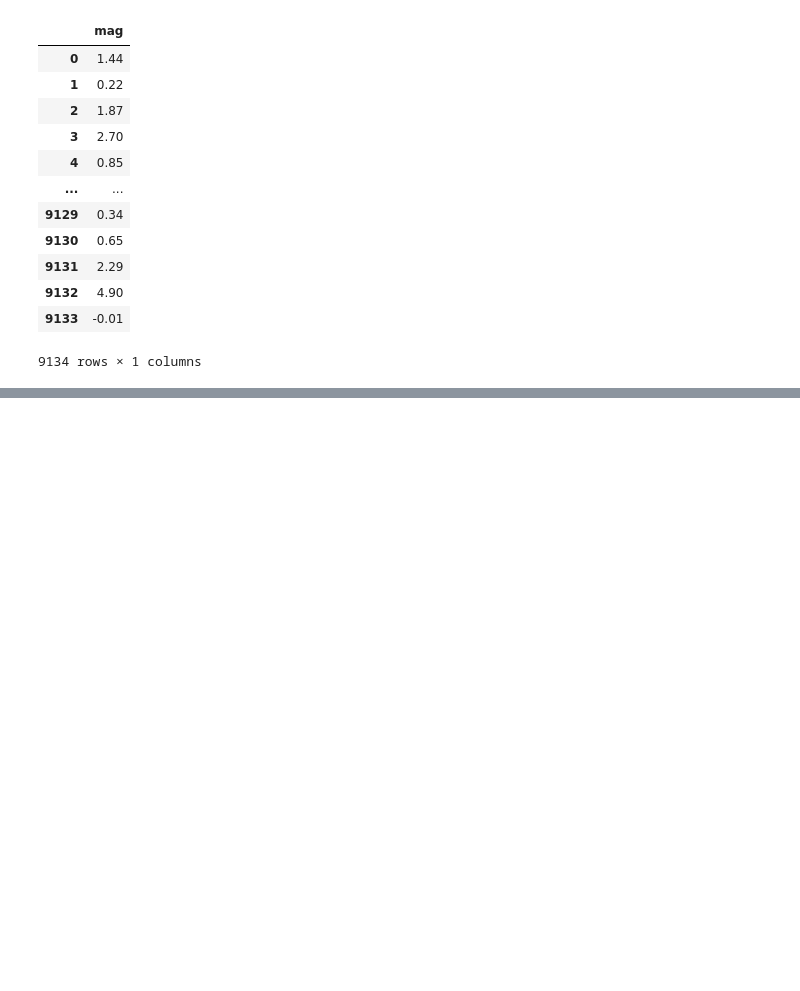
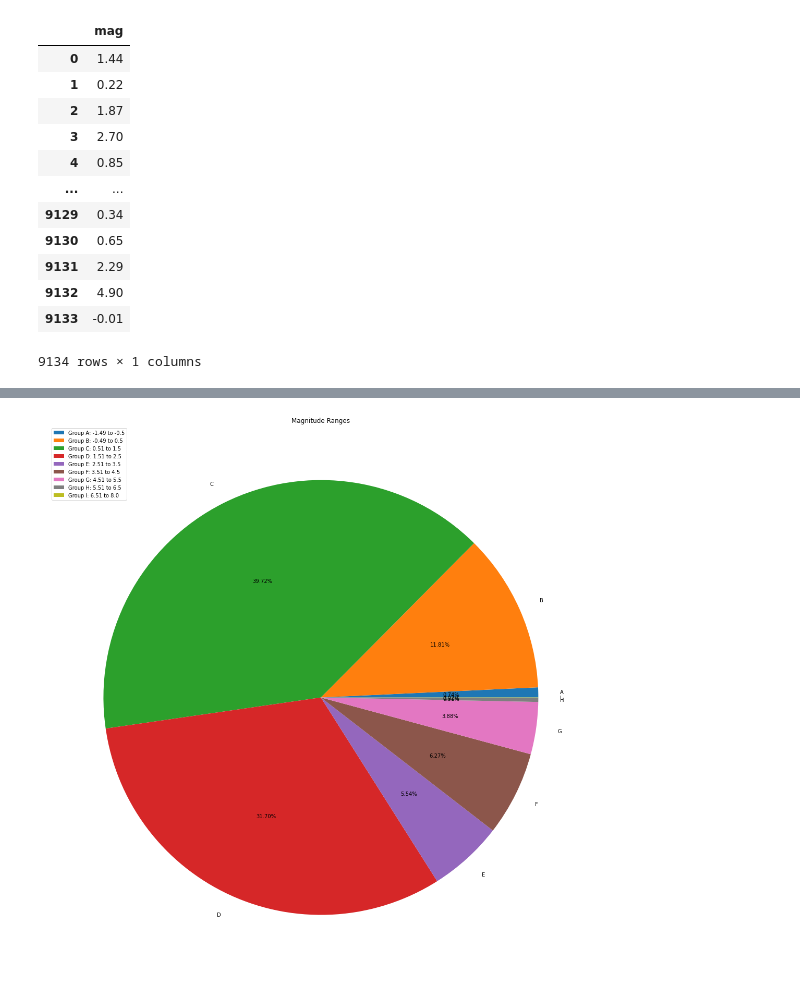
Before and after one commit to catstacks/TDADSAssignments, a Jupyter notebook: Earthquake_Visualisations.ipynb, the cells around one changed output, grey strips where cells are left out. Drawn from its saved outputs; the diff is of its cells as text; code cells hidden in the pictures; blank space fills up the shorter version.

```diff
--- a/Earthquake_Visualisations.ipynb
+++ b/Earthquake_Visualisations.ipynb
@@ -155,0 +163,6 @@ pd.cut(mag_list, 9, right=False, labels=['Group A', 'Group B', 'Group C', 'Group
+# %%
+#labels = ['Group A', 'Group B', 'Group C', 'Group D', 'Group E', 'Group F', 'Group G', 'Group H', 'Group I']
+ranges = [-1.5, -0.5,  0.5,  1.5,  2.5,
+         3.5,  4.5,  5.5,  6.5,  8.0]
+MagRange = pd.DataFrame(earthquakes['mag'].groupby(pd.cut(earthquakes.mag, ranges)).count())
+MagRange
@@ -155,0 +181,16 @@ pd.cut(mag_list, 9, right=False, labels=['Group A', 'Group B', 'Group C', 'Group
+# %%
+fig2, ax = plt.subplots()
+
+MagPie = MagRange.plot.pie(y='mag', ax=ax, labels=['A','B','C','D','E','F','G','H','I'], autopct='%1.2f%%', figsize=(20,15))
+ax.set_title('Magnitude Ranges')
+ax.legend(labels=['Group A: -1.49 to -0.5', 'Group B: -0.49 to 0.5', 'Group C: 0.51 to 1.5', 'Group D: 1.51 to 2.5', 'Group E: 2.51 to 3.5', 'Group F: 3.51 to 4.5', 'Group G: 4.51 to 5.5', 'Group H: 5.51 to 6.5', 'Group I: 6.51 to 8.0'], loc='upper left')
+ax.yaxis.label.set_color('white')
+plt.tight_layout()
+
+
+#'Group A: -1.49 to -0.5', 'Group B: -0.49 to 0.5', 'Group C: 0.51 to 1.5', 'Group D: 1.51 to 2.5', 'Group E: 2.51 to 3.5', 'Group F: 3.51 to 4.5', 'Group G: 4.51 to 5.5', 'Group H: 5.51 to 6.5', 'Group I: 6.51 to 8.0'
+#magnitudes = pd.DataFrame({'ranges': [-1.21, -0.24222222, 0.72555556, 1.69333333, 2.66111111, 3.62888889, 4.59666667, 5.56444444, 6.53222222, 7.50871]},
+                  #index=[, 'Group J'])
+#plot = magnitudes.plot.pie(subplots=True, figsize=(5, 5))
+# %% [output]
+[figure, added]
```
Also changed, not shown: parts of 6 cells of this notebook, 1 other file.
